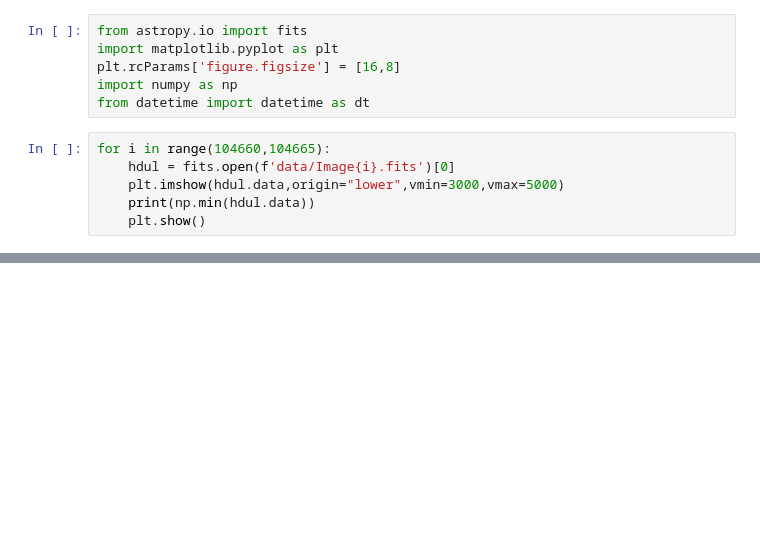
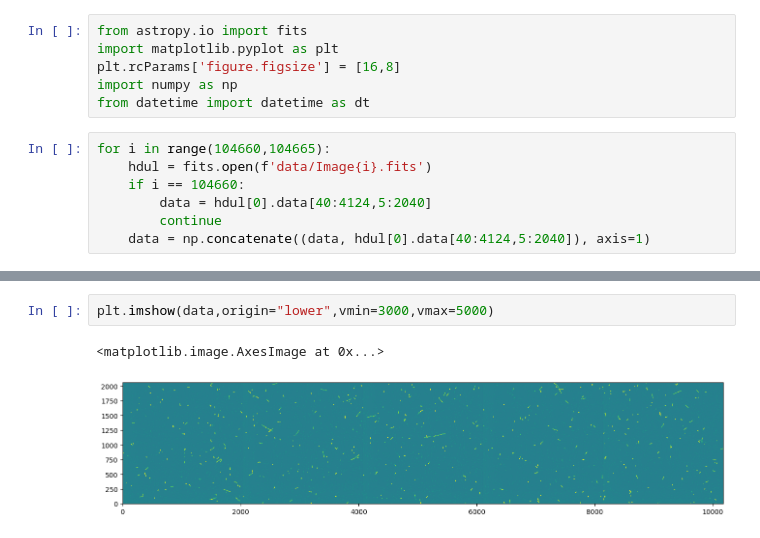
Before and after one commit to AsbjornPreuss/AppMLFinalProject, a Jupyter notebook: ReadingData.ipynb, the cells around one changed output, grey strips where cells are left out. Cells and saved outputs as stored; diff of their text form; blank space fills up the shorter version.

Commit message:
Implemented splitting of the data

```diff
--- a/ReadingData.ipynb
+++ b/ReadingData.ipynb
@@ -6,7 +6,8 @@ import numpy as np
 from datetime import datetime as dt
 # %%
 for i in range(104660,104665):
-    hdul = fits.open(f'data/Image{i}.fits')[0]
-    plt.imshow(hdul.data,origin="lower",vmin=3000,vmax=5000)
-    print(np.min(hdul.data))
-    plt.show()
+    hdul = fits.open(f'data/Image{i}.fits')
+    if i == 104660:
+        data = hdul[0].data[40:4124,5:2040]
+        continue
+    data = np.concatenate((data, hdul[0].data[40:4124,5:2040]), axis=1)
@@ -23,0 +14,5 @@ for i in range(104660,104665):
+# %%
+plt.imshow(data,origin="lower",vmin=3000,vmax=5000)
+# %% [output]
+<matplotlib.image.AxesImage at 0x...>
+[figure, added]
```
Also changed, not shown: parts of 3 cells of this notebook.
